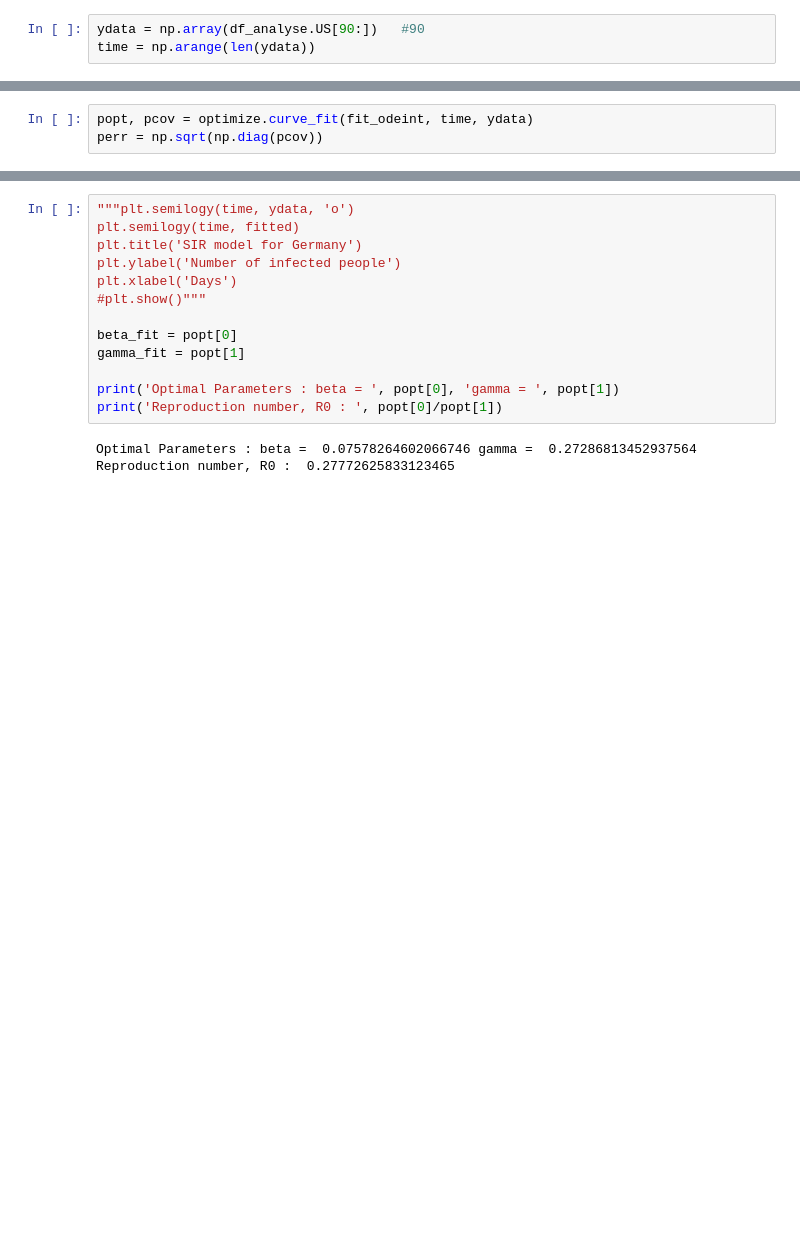
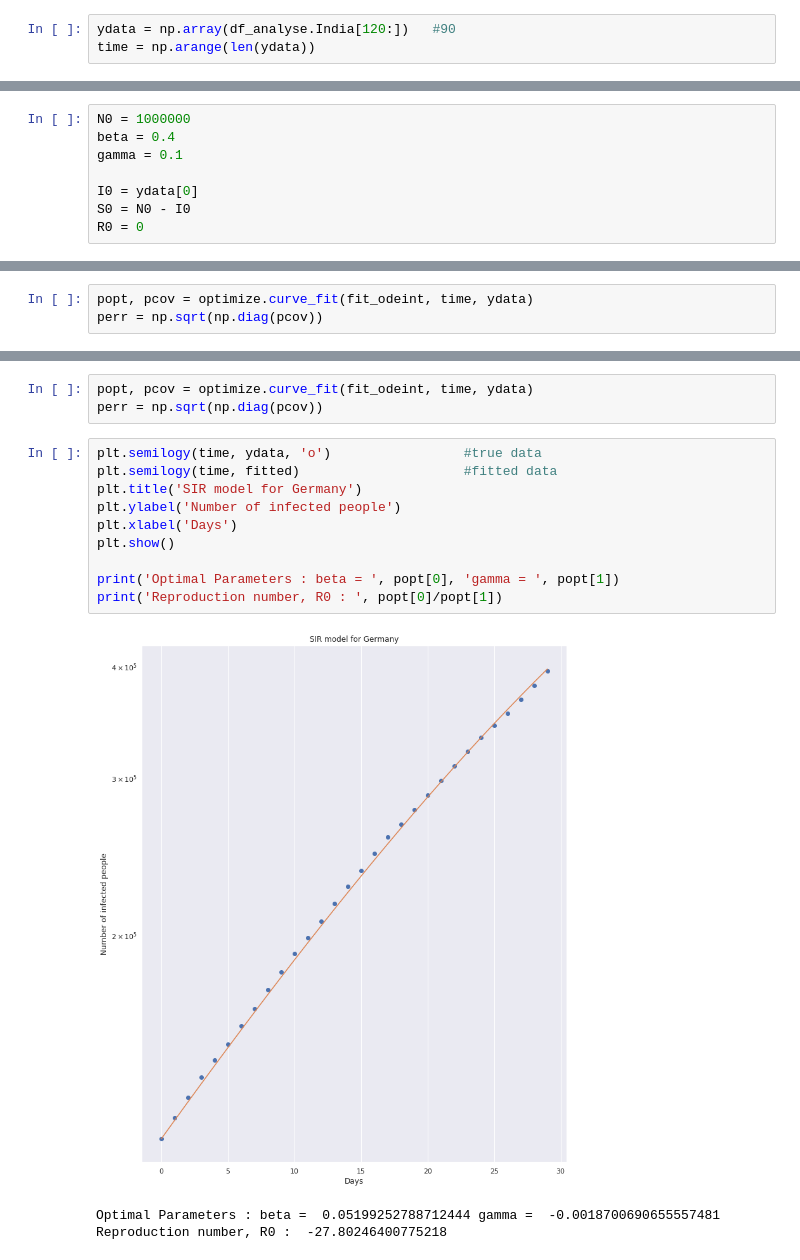
Before and after one commit to ebinzacharias/ads_COVID-19, a Jupyter notebook: notebooks/SIR_modeling/SIR_modeling_complete.ipynb, the cells around one changed output, grey strips where cells are left out. Saved outputs shown, nothing was run; the diff lists cells and outputs as text; blank space fills up the shorter version.

Commit message:
Data - Updated 24.08.2020

```diff
--- a/notebooks/SIR_modeling/SIR_modeling_complete.ipynb
+++ b/notebooks/SIR_modeling/SIR_modeling_complete.ipynb
@@ -40,5 +40,5 @@ df_analyse.sort_values('date', ascending = True).tail()
 from scipy import optimize
 from scipy import integrate
 # %%
-ydata = np.array(df_analyse.US[90:])   #90
+ydata = np.array(df_analyse.India[120:])   #90
 time = np.arange(len(ydata))
@@ -52,3 +45,11 @@ beta
+# %%
+N0 = 1000000
+beta = 0.4
+gamma = 0.1
+
+I0 = ydata[0]
+S0 = N0 - I0
+R0 = 0
 # %%
 print(I0)
 # %% [output]
@@ -85,16 +96,17 @@ fitted = fit_odeint(time, *popt)
+# %%
+popt, pcov = optimize.curve_fit(fit_odeint, time, ydata)
+perr = np.sqrt(np.diag(pcov))
 # %%
-"""plt.semilogy(time, ydata, 'o')
-plt.semilogy(time, fitted)
+plt.semilogy(time, ydata, 'o')                 #true data
+plt.semilogy(time, fitted)                     #fitted data
 plt.title('SIR model for Germany')
 plt.ylabel('Number of infected people')
 plt.xlabel('Days')
-#plt.show()"""
-
-beta_fit = popt[0]
-gamma_fit = popt[1]
+plt.show()
 
 print('Optimal Parameters : beta = ', popt[0], 'gamma = ', popt[1])
 print('Reproduction number, R0 : ', popt[0]/popt[1])
 # %% [output]
+[figure, added]
-Optimal Parameters : beta =  0.07578264602066746 gamma =  0.27286813452937564
-Reproduction number, R0 :  0.27772625833123465
+Optimal Parameters : beta =  0.05199252788712444 gamma =  -0.0018700690655557481
+Reproduction number, R0 :  -27.80246400775218
```
Also changed, not shown: parts of 15 cells of this notebook, 5 other files.
